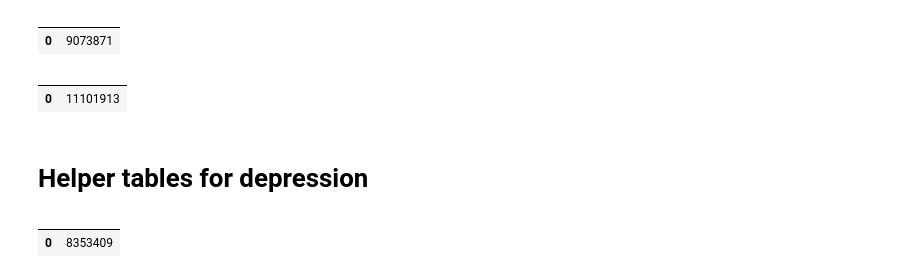
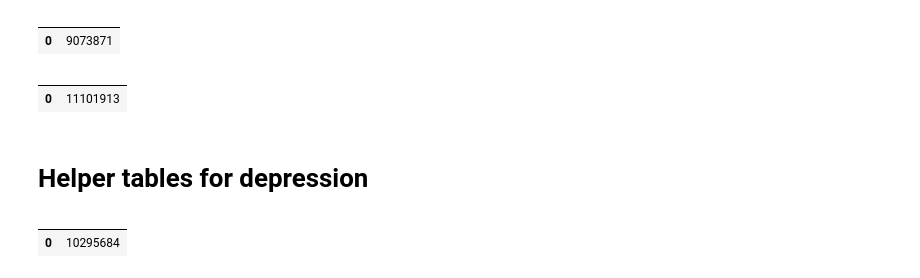
Before and after one commit to brettbj/association-robustness, a Jupyter notebook: T2D Data prep.ipynb, the cells around one changed output. Drawn from its saved outputs; the diff is of its cells as text; code cells hidden in the pictures.

```diff
--- a/T2D Data prep.ipynb
+++ b/T2D Data prep.ipynb
@@ -340,17 +350,21 @@ pd.read_sql('select count(*) from RxDm', hy_cxn)
 # %% [markdown]
 # Helper tables for depression
 # %%
-depression_icds = ('293.83', '296.20', '296.21', '296.22', '296.23', '296.24', '296.25', '296.26', '296.30', '296.31', '296.32', '296.33', '296.34', '296.35', '296.36', '300.4', '311')
+depression_icd = str(('293.83', '300.4', '311'))
+depression_icd_fuzzy = ' or '.join(["DiagnosisCode like '%s'" % s for s in ('296.2%', '296.3%')])
+depression_icd10 = str(('F34.1', 'F32.9'))
+depression_icd10_fuzzy = ' or '.join(["DiagnosisCode like '%s'" % s for s in ('F06.3%', 'F32%', 'F33%')])
 
 # Get gaps between depression claims
 depression_dx_query = (f"drop table if exists {hy_db}.dbo.dxDepression;"
                        " select distinct MemberNum, DiagnosisCode as diagCode, StartDate as date"
                       f" into {hy_db}.dbo.dxDepression"
-                      f" from ({default_enroll_window(['DiagnosisCode', 'StartDate'], 'ObservationDiagnosis', 'StartDate')}) as t"
-                      f" where DiagnosisCode in {str(depression_icds)}")
+                      f" from ({default_enroll_window(['DiagnosisCode', 'ICD10', 'StartDate'], 'ObservationDiagnosis', 'StartDate')}) as t"
+                      f" where (ICD10=0 and (DiagnosisCode in {depression_icd} or {depression_icd_fuzzy}))"
+                      f"  or (ICD10=1 and (DiagnosisCode in {depression_icd10} or {depression_icd10_fuzzy}))")
 
 cxn.execute(depression_dx_query)
 pd.read_sql('select count(*) from dxDepression', hy_cxn)
 # %% [output]
 |  |  |
-| 0 | 8353409 |
+| 0 | 10295684 |
```
Also changed, not shown: parts of 1 cell of this notebook, 1 other file.
